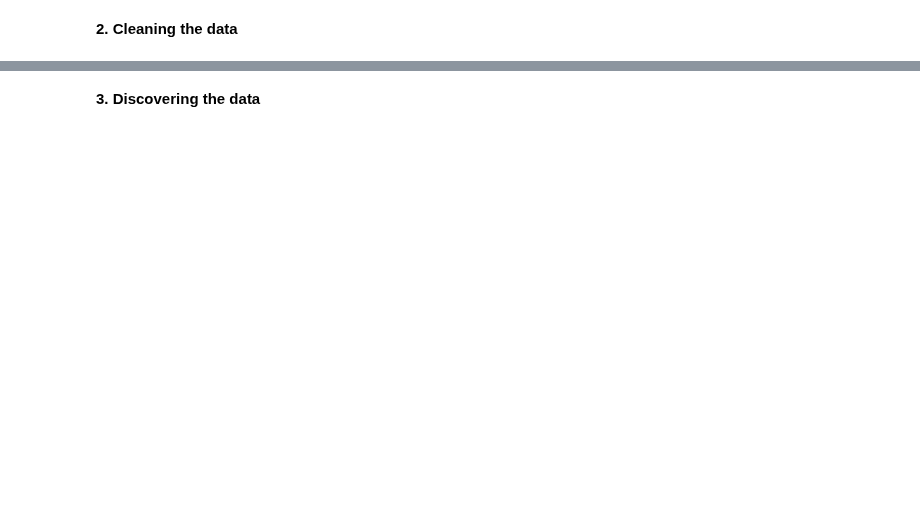
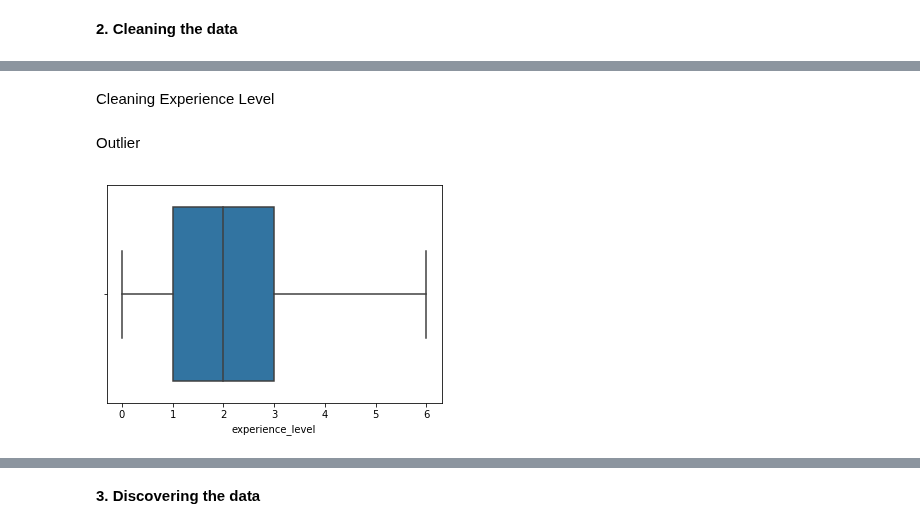
Before and after one commit to Reosta-Pratama/Project-Prediction, a Jupyter notebook: project.ipynb, the cells around one changed output, grey strips where cells are left out. Cells and saved outputs as stored; diff of their text form; code cells hidden in the pictures; blank space fills up the shorter version.

```diff
--- a/project.ipynb
+++ b/project.ipynb
@@ -18,8 +21,3 @@ dataset.head(2)
 | 1 | 2 | Procurement Department Head | Jakarta Raya | IDR | Manajer/Asisten Manajer | 5 tahun | Sarjana (S1), Diploma Pascasarjan... | ... |
 # %% [markdown]
 **2. Cleaning the data**
-# %%
-# Remove Column & Null Value
-dataset = dataset.drop(labels=["id", "salary_currency", "job_benefits", "job_function", "job_description",
-"company_process_time", "company_size", "company_industry"], axis=1)
-dataset.dropna(inplace=True)
@@ -54 +66,5 @@ salary              0
 dtype: int64
+# %%
+# Remove Column
+dataset = dataset.drop(labels=["id", "salary_currency", "job_benefits", "job_function", "job_description",
+"company_process_time", "company_size", "company_industry", "employment_type"], axis=1)
@@ -54,0 +73,6 @@ dtype: int64
+# %%
+# Mengisi data salary yang nan atau null dengan median
+dataset['salary'].fillna(dataset.groupby(["experience_level"])['salary'].transform('median'), inplace=True)
+dataset['salary'] = dataset['salary'].round(0)
+# %% [markdown]
+Cleaning Experience Level
@@ -54,0 +85,2 @@ dtype: int64
+# %% [markdown]
+Outlier
@@ -54,0 +89,15 @@ dtype: int64
+# %%
+# Experience
+per25Exp = dataset['experience_level'].quantile(0.25)
+per75Exp = dataset['experience_level'].quantile(0.75)
+iqrExp = per75Exp - per25Exp
+
+lower_limit = per25Exp - 1.5 * iqrExp
+upper_limit = per75Exp + 1.5 * iqrExp
+
+dataset = dataset[~((dataset["experience_level"] < (lower_limit)) | (dataset["experience_level"] > (upper_limit)))]
+
+sns.boxplot(dataset["experience_level"])
+plt.show()
+# %% [output]
+[figure, added]
```
Also changed, not shown: parts of 33 cells of this notebook.
